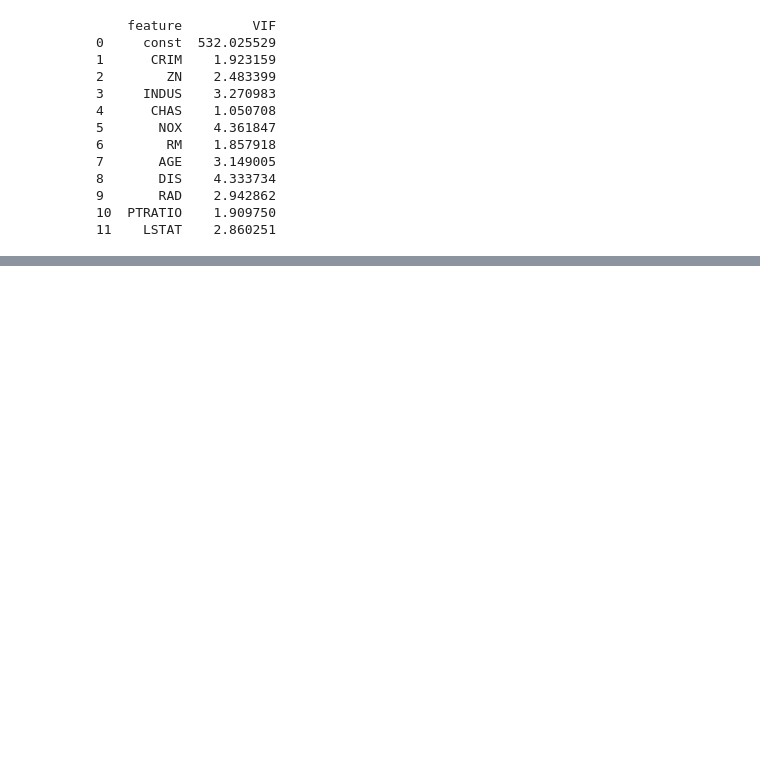
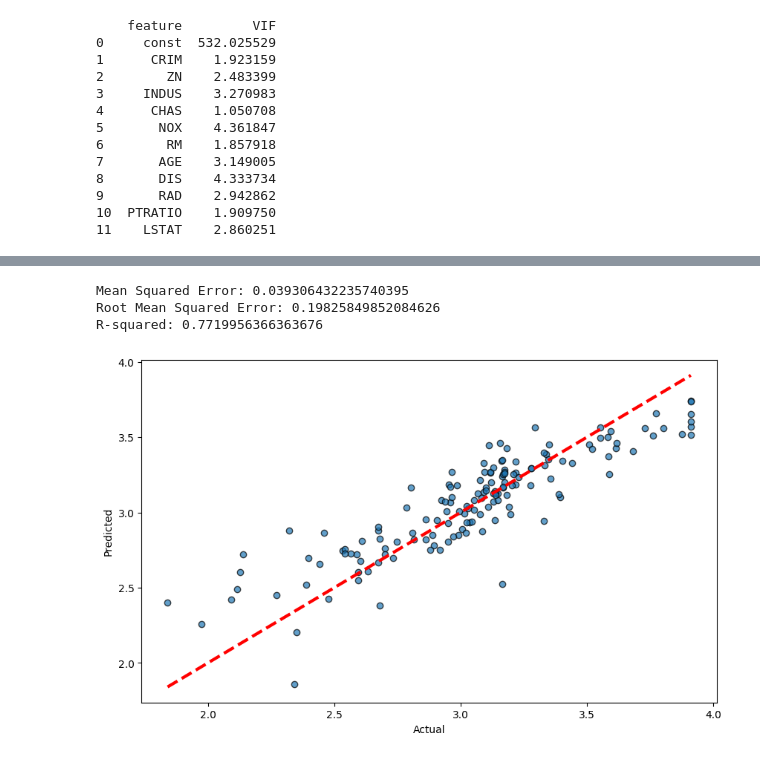
Before and after one commit to nishant-bhandigare/ML-LAB-06, a Jupyter notebook: 1. House Price Prediction/boston_house_price_prediction.ipynb, the cells around one changed output, grey strips where cells are left out. Cells and saved outputs as stored; diff of their text form; code cells hidden in the pictures; blank space fills up the shorter version.

```diff
--- a/1. House Price Prediction/boston_house_price_prediction.ipynb
+++ b/1. House Price Prediction/boston_house_price_prediction.ipynb
@@ -204,3 +205,32 @@ Notes:
 [1] Standard Errors assume that the covariance matrix of the errors is correctly specified.
 [2] The condition number is large, 2.09e+03. This might indicate that there are
 strong multicollinearity or other numerical problems.
+# %%
+# Initialize the Linear Regression model
+model= LinearRegression()
+
+# Train the model
+model.fit(X_train, y_train)
+
+y_pred= model.predict(X_test)
+# %%
+mse= mean_squared_error(y_test, y_pred)
+rmse = np.sqrt(mse)
+r2 = r2_score(y_test, y_pred)
+
+print(f"Mean Squared Error: {mse}")
+print(f"Root Mean Squared Error: {rmse}")
+print(f"R-squared: {r2}")
+# %% [output]
+Mean Squared Error: 0.039306432235740395
+Root Mean Squared Error: 0.19825849852084626
+R-squared: 0.7719956366363676
+# %%
+plt.figure(figsize=(10, 6))
+plt.scatter(y_test, y_pred, edgecolor='k', alpha=0.7)
+plt.plot([y_test.min(), y_test.max()], [y_test.min(), y_test.max()], 'r--', lw=3)
+plt.xlabel('Actual')
+plt.ylabel('Predicted')
+plt.show()
+# %% [output]
+[figure, added]
```
Also changed, not shown: parts of 2 cells of this notebook, 3 other files.
